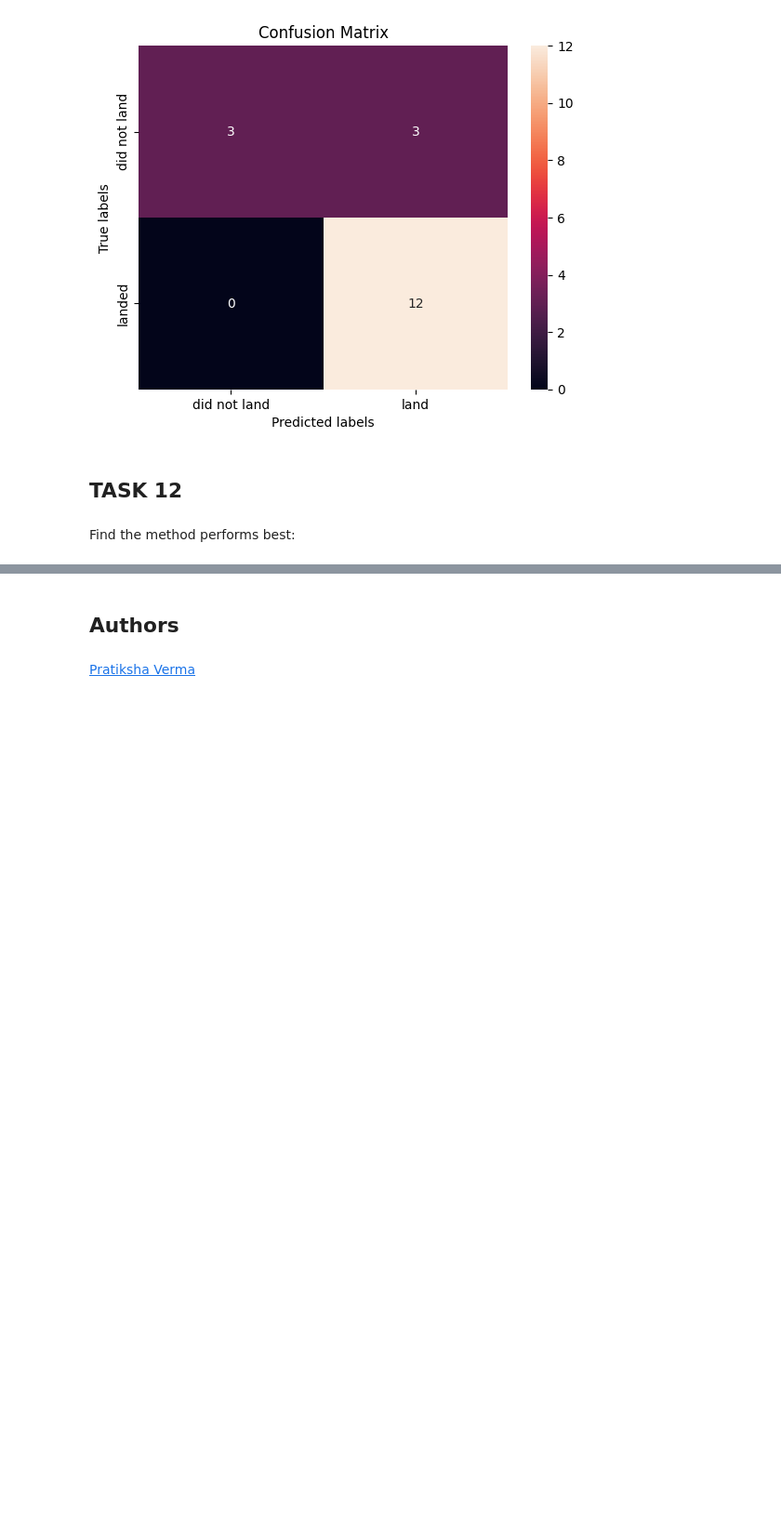
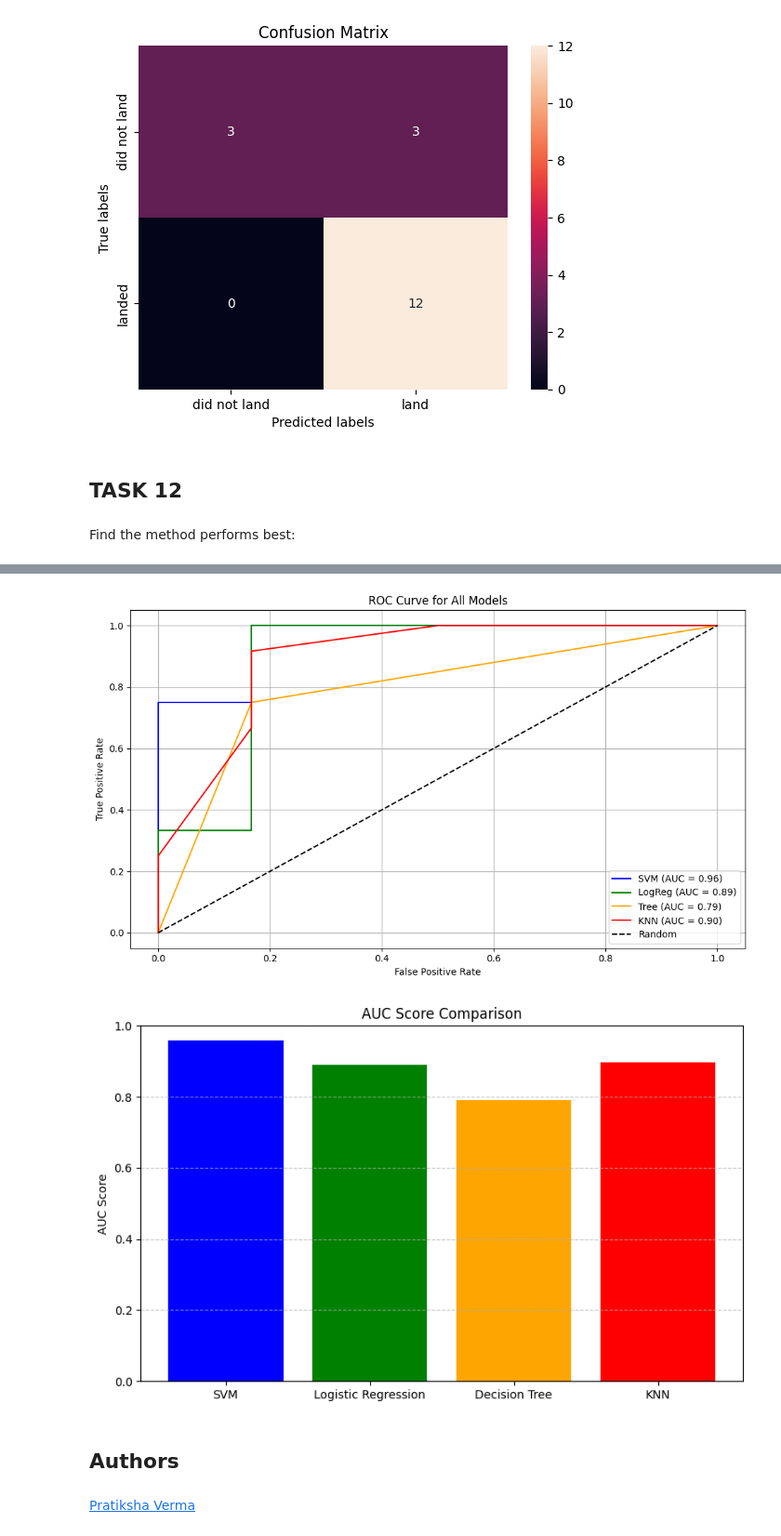
Before and after one commit to agnsander/CapstoneIBM, a Jupyter notebook: SpaceX-Machine-Learning-Prediction-Part-5-v1.ipynb, the cells around one changed output, grey strips where cells are left out. Shown at 93% size. Cells and saved outputs as stored; diff of their text form; code cells hidden in the pictures; blank space fills up the shorter version.

```diff
--- a/SpaceX-Machine-Learning-Prediction-Part-5-v1.ipynb
+++ b/SpaceX-Machine-Learning-Prediction-Part-5-v1.ipynb
@@ -370,3 +390,71 @@ almost the same results...
+# %%
+from sklearn.metrics import roc_auc_score, roc_curve
+import matplotlib.pyplot as plt
+
+# Dictionary zum Speichern der AUC-Werte
+auc_scores = {}
+
+# Plot-Vorbereitung für ROC-Kurven
+plt.figure(figsize=(10, 6))
+
+# Farben für die Kurven
+colors = {
+    'SVM': 'blue',
+    'Logistic Regression': 'green',
+    'Decision Tree': 'orange',
+    'KNN': 'red'
+}
+
+# SVM
+svm_model = svm_cv.best_estimator_
+svm_decision = svm_model.decision_function(X_test)
+fpr_svm, tpr_svm, _ = roc_curve(Y_test, svm_decision)
+auc_scores['SVM'] = roc_auc_score(Y_test, svm_decision)
+plt.plot(fpr_svm, tpr_svm, color=colors['SVM'], label=f"SVM (AUC = {auc_scores['SVM']:.2f})")
+
+# Logistic Regression
+logreg_model = logreg_cv.best_estimator_
+logreg_proba = logreg_model.predict_proba(X_test)[:, 1]
+fpr_logreg, tpr_logreg, _ = roc_curve(Y_test, logreg_proba)
+auc_scores['Logistic Regression'] = roc_auc_score(Y_test, logreg_proba)
+plt.plot(fpr_logreg, tpr_logreg, color=colors['Logistic Regression'], label=f"LogReg (AUC = {auc_scores['Logistic Regression']:.2f})")
+
+# Decision Tree
+tree_model = tree_cv.best_estimator_
+tree_proba = tree_model.predict_proba(X_test)[:, 1]
+fpr_tree, tpr_tree, _ = roc_curve(Y_test, tree_proba)
+auc_scores['Decision Tree'] = roc_auc_score(Y_test, tree_proba)
+plt.plot(fpr_tree, tpr_tree, color=colors['Decision Tree'], label=f"Tree (AUC = {auc_scores['Decision Tree']:.2f})")
+
+# KNN
+knn_model = knn_cv.best_estimator_
+knn_proba = knn_model.predict_proba(X_test)[:, 1]
+fpr_knn, tpr_knn, _ = roc_curve(Y_test, knn_proba)
+auc_scores['KNN'] = roc_auc_score(Y_test, knn_proba)
+plt.plot(fpr_knn, tpr_knn, color=colors['KNN'], label=f"KNN (AUC = {auc_scores['KNN']:.2f})")
+
+# ROC-Plot gestalten
+plt.plot([0, 1], [0, 1], 'k--', label='Random')
+plt.title('ROC Curve for All Models')
+plt.xlabel('False Positive Rate')
+plt.ylabel('True Positive Rate')
+plt.legend()
+plt.grid(True)
+plt.tight_layout()
+plt.show()
+
+# AUC Bar Chart
+plt.figure(figsize=(8, 5))
+plt.bar(auc_scores.keys(), auc_scores.values(), color=list(colors.values()))
+plt.title("AUC Score Comparison")
+plt.ylabel("AUC Score")
+plt.ylim(0.0, 1.0)
+plt.grid(axis='y', linestyle='--', alpha=0.7)
+plt.tight_layout()
+plt.show()
+# %% [output]
+[figure, added]
+[figure, added]
 # %% [markdown]
 ## Authors
 # %% [markdown]
```
Also changed, not shown: parts of 8 cells of this notebook.
